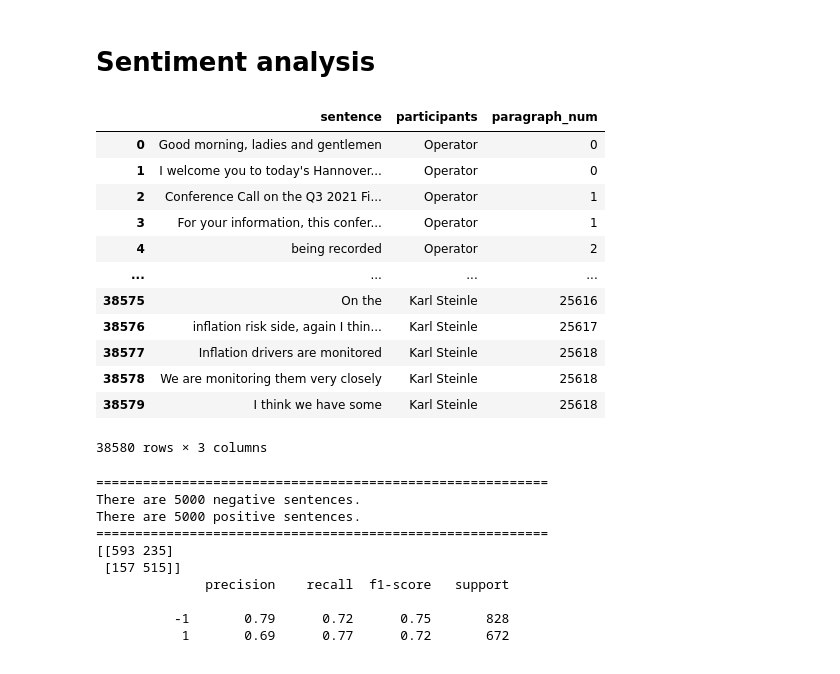
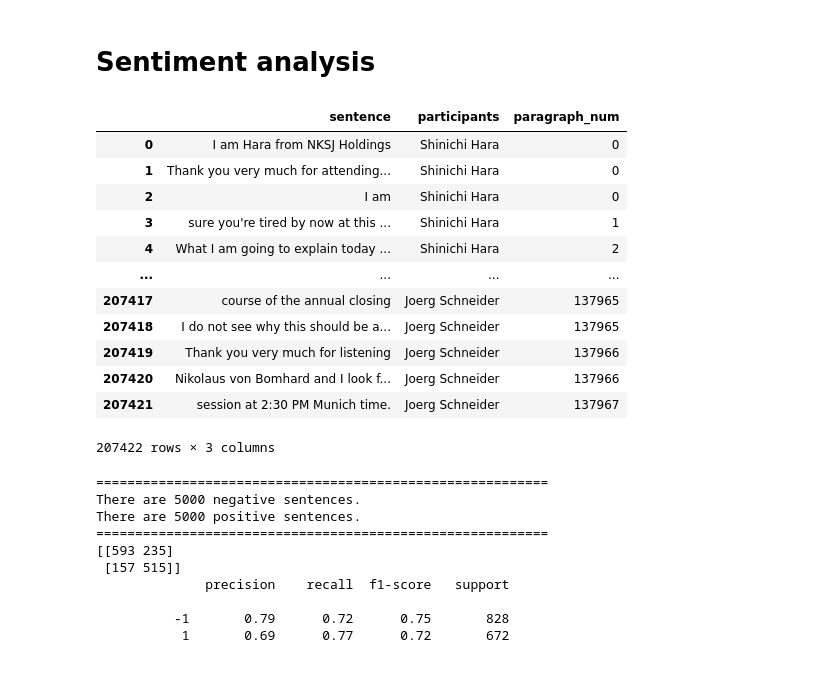
Before and after one commit to BoE-ARP-Bayes-MSc-BA/BoE_ARP_test01, a Jupyter notebook: BoE_Present_Model/model.ipynb, the cells around one changed output. Drawn from its saved outputs; the diff is of its cells as text; code cells hidden in the pictures.

```diff
--- a/BoE_Present_Model/model.ipynb
+++ b/BoE_Present_Model/model.ipynb
@@ -103,6 +104,10 @@ def participants_list(df):
     # try to find the 'MANAGEMENT DISCUSSION SECTION' or 'Presentation' index
     if Participant_end_index == []:
         Participant_end_index = df.index[df.iloc[:,0] == 'Presentation'].tolist()
+        Participant_end_index = [Participant_end_index[-1]]
+    # some transcript dont have 'Other Participants'
+    if Participant_middle_index == []:
+        Participant_middle_index = Participant_end_index
     print(Participant_start_index, Participant_middle_index, Participant_end_index)
 
     # make the list of company_paticipants
@@ -126,7 +131,10 @@ def participants_list(df):
     # df.to_csv('/Users/timliu/Desktop/output/df.csv')
     return df, company_paticipants, other_paticipants
 # %%
-### Testing on the single company
-path = "/Users/timliu/Documents/GitHub/data_collecting/BBG_original_file/European (Re)Insurers/HNR1 GY" #資料夾目錄
-save_path = "/Users/timliu/Documents/GitHub/data_collecting/output/HNR1 GY_text"
+# ### Testing on the single company
+# path = "/Users/timliu/Documents/GitHub/data_collecting/BBG_original_file/European (Re)Insurers/HNR1 GY" #資料夾目錄
+# save_path = "/Users/timliu/Documents/GitHub/data_collecting/output/HNR1 GY_text"
+
+path = "/Users/timliu/Documents/GitHub/final_01/Transcript_test"
+save_path = "/Users/timliu/Documents/GitHub/final_01/Output"
 # %%
@@ -202,0 +175,16 @@ See the caveats in the documentation: https://pandas.pydata.org/pandas-docs/stab
+# %%
+# all files path
+company_paths = []
+sectors = os.listdir(path)
+for sector in sectors:
+    # path to each sector files
+    if sector != '.DS_Store':
+        sector_path = path+"/"+sector
+
+    # path to each company files
+    companies = os.listdir(sector_path)
+    print(companies)
+    for company in companies:
+        if company != '.DS_Store':
+            company_path = sector_path+"/"+company
+            company_paths.append(company_path)
@@ -263,3 +341,0 @@ for column in df_clean_na.columns:
-# %%
-tmp_df['company_name'] = tmp_df.columns.to_list()[1]
-tmp_df
@@ -346,36 +408,36 @@ See the caveats in the documentation: https://pandas.pydata.org/pandas-docs/stab
 # %%
 # write a function to split the text by '.' in paragraph_split_df
 p_to_s_split_df = model_df[['paragraph','participants']].copy()
 
 def split_text(text):
     text = text.split(". ")
     return text
 # apply the function to the paragraph_split_df
 p_to_s_split_df['paragraph'] = p_to_s_split_df['paragraph'].apply(lambda x: split_text(x))
 
 # get the df split by sentence
 sentence_split_df = pd.DataFrame()
 for i in range(len(p_to_s_split_df)):
     sentence_list = p_to_s_split_df['paragraph'].iloc[i]
     sentence_split_single_df = pd.DataFrame (sentence_list, columns = ['sentence'])
     sentence_split_single_df['participants'] = p_to_s_split_df['participants'].iloc[i]
     sentence_split_single_df['paragraph_num'] = i
     sentence_split_df = sentence_split_df.append(sentence_split_single_df, ignore_index=True)
-# drop if the 'sentence' is empty
-sentence_split_df = sentence_split_df.dropna(inplace=False)
+# # drop if the 'sentence' is empty
+# sentence_split_df = sentence_split_df.dropna(inplace=False)
 
 sentence_split_df
 # %% [output]
 |  | sentence | participants | paragraph_num |
-| 0 | Good morning, ladies and gentlemen | Operator | 0 |
-| 1 | I welcome you to today's Hannover... | Operator | 0 |
-| 2 | Conference Call on the Q3 2021 Fi... | Operator | 1 |
-| 3 | For your information, this confer... | Operator | 1 |
-| 4 | being recorded | Operator | 2 |
+| 0 | I am Hara from NKSJ Holdings | Shinichi Hara | 0 |
+| 1 | Thank you very much for attending... | Shinichi Hara | 0 |
+| 2 | I am | Shinichi Hara | 0 |
+| 3 | sure you're tired by now at this ... | Shinichi Hara | 1 |
+| 4 | What I am going to explain today ... | Shinichi Hara | 2 |
 | ... | ... | ... | ... |
-| 38575 | On the | Karl Steinle | 25616 |
-| 38576 | inflation risk side, again I thin... | Karl Steinle | 25617 |
-| 38577 | Inflation drivers are monitored | Karl Steinle | 25618 |
-| 38578 | We are monitoring them very closely | Karl Steinle | 25618 |
-| 38579 | I think we have some | Karl Steinle | 25618 |
+| 207417 | course of the annual closing | Joerg Schneider | 137965 |
+| 207418 | I do not see why this should be a... | Joerg Schneider | 137965 |
+| 207419 | Thank you very much for listening | Joerg Schneider | 137966 |
+| 207420 | Nikolaus von Bomhard and I look f... | Joerg Schneider | 137966 |
+| 207421 | session at 2:30 PM Munich time. | Joerg Schneider | 137967 |
-38580 rows × 3 columns
+207422 rows × 3 columns
```
Also changed, not shown: parts of 15 cells of this notebook, 1 other file.
